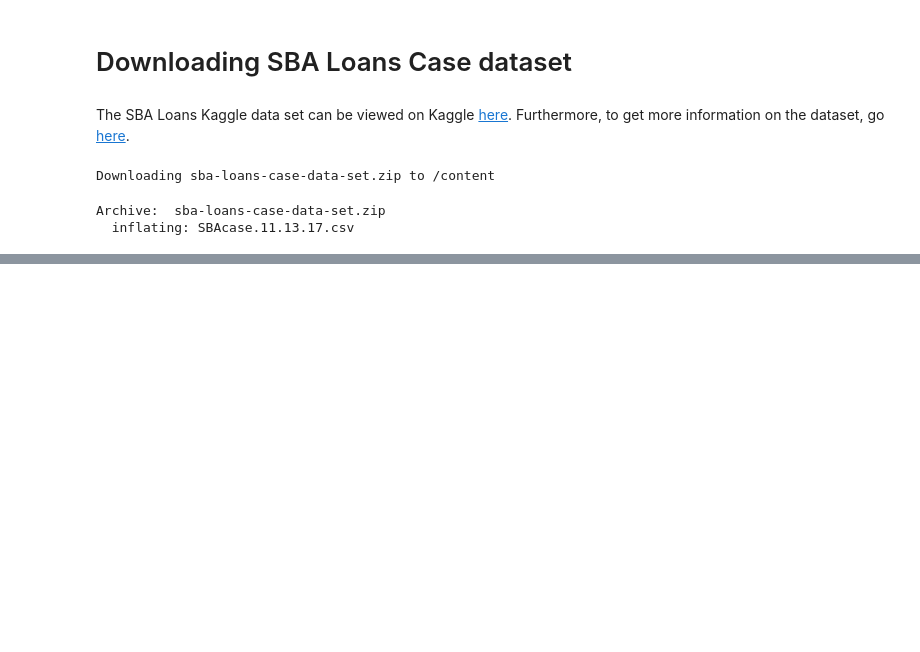
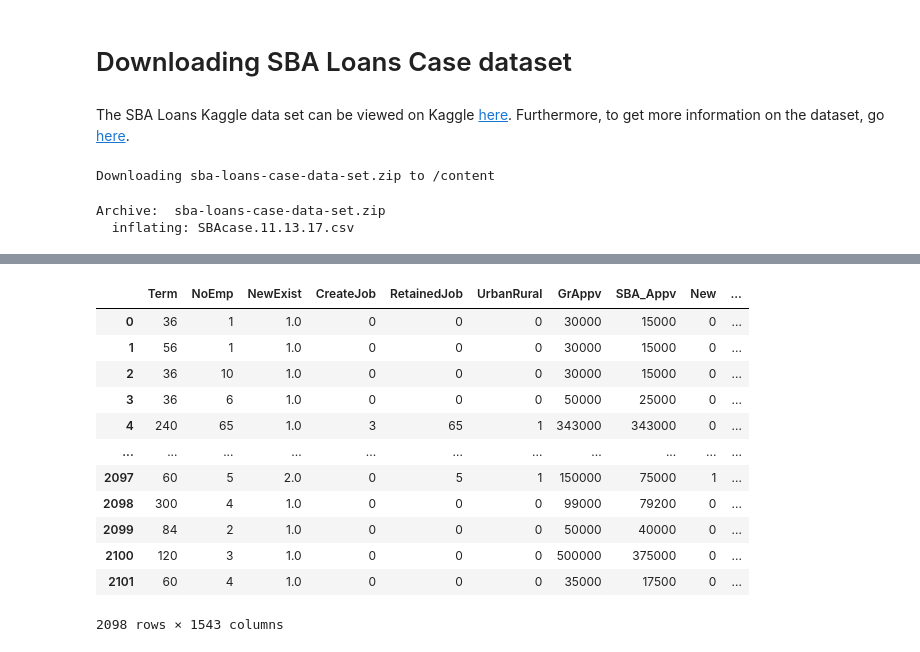
Before and after one commit to RoyalWeden/AICamp21, a Jupyter notebook: AI_Camp_Project.ipynb, the cells around one changed output, grey strips where cells are left out. Cells and saved outputs as stored; diff of their text form; code cells hidden in the pictures; blank space fills up the shorter version.

```diff
--- a/AI_Camp_Project.ipynb
+++ b/AI_Camp_Project.ipynb
@@ -60,0 +97,16 @@ sba_loans_df.head()
+# %%
+sba_loans_df_c
+# %% [output]
+|  | Term | NoEmp | NewExist | CreateJob | RetainedJob | UrbanRural | GrAppv | SBA_Appv | New | ... |
+| 0 | 36 | 1 | 1.0 | 0 | 0 | 0 | 30000 | 15000 | 0 | ... |
+| 1 | 56 | 1 | 1.0 | 0 | 0 | 0 | 30000 | 15000 | 0 | ... |
+| 2 | 36 | 10 | 1.0 | 0 | 0 | 0 | 30000 | 15000 | 0 | ... |
+| 3 | 36 | 6 | 1.0 | 0 | 0 | 0 | 50000 | 25000 | 0 | ... |
+| 4 | 240 | 65 | 1.0 | 3 | 65 | 1 | 343000 | 343000 | 0 | ... |
+| ... | ... | ... | ... | ... | ... | ... | ... | ... | ... | ... |
+| 2097 | 60 | 5 | 2.0 | 0 | 5 | 1 | 150000 | 75000 | 1 | ... |
+| 2098 | 300 | 4 | 1.0 | 0 | 0 | 0 | 99000 | 79200 | 0 | ... |
+| 2099 | 84 | 2 | 1.0 | 0 | 0 | 0 | 50000 | 40000 | 0 | ... |
+| 2100 | 120 | 3 | 1.0 | 0 | 0 | 0 | 500000 | 375000 | 0 | ... |
+| 2101 | 60 | 4 | 1.0 | 0 | 0 | 0 | 35000 | 17500 | 0 | ... |
+2098 rows × 1543 columns
```
Also changed, not shown: parts of 41 cells of this notebook.
